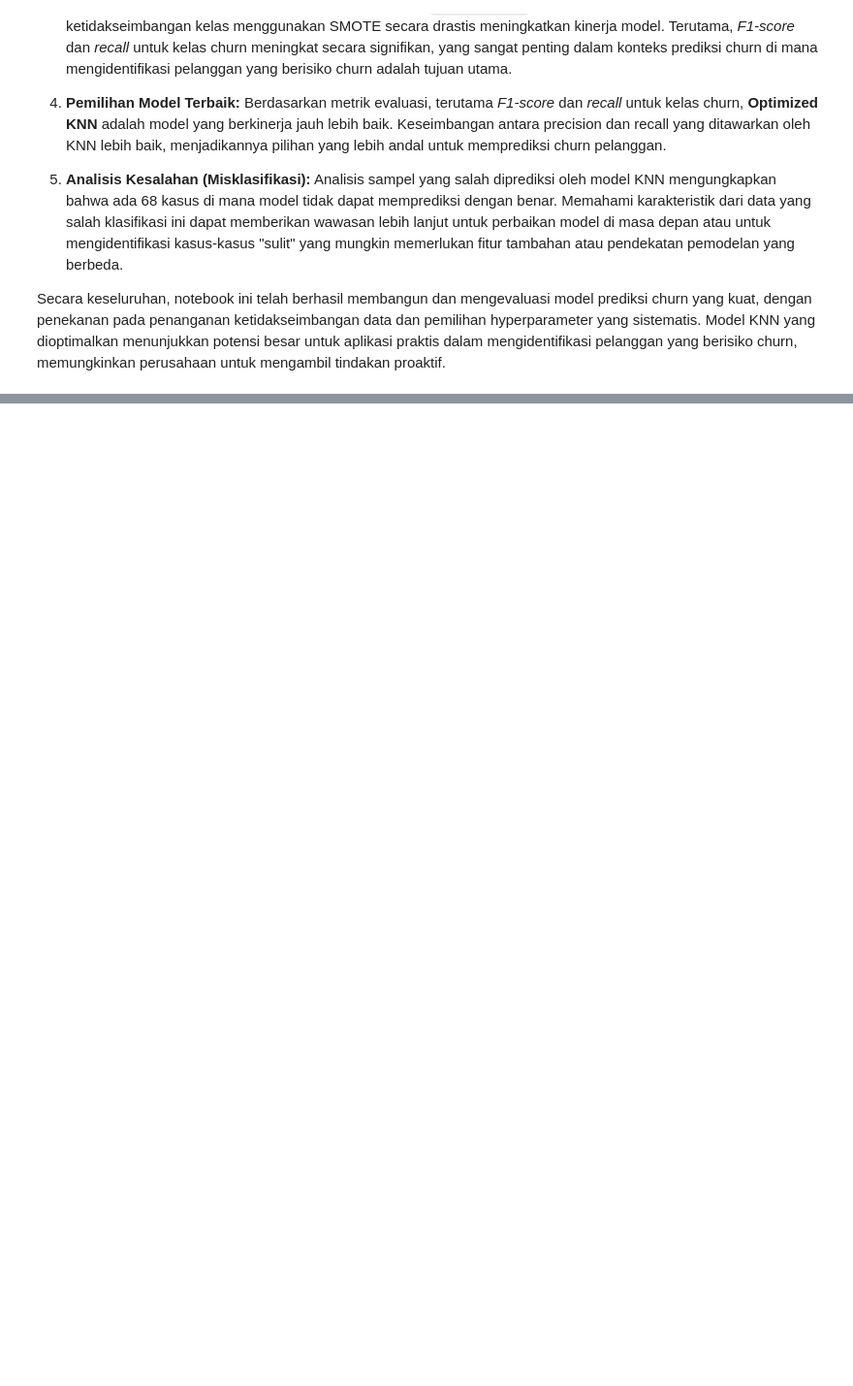
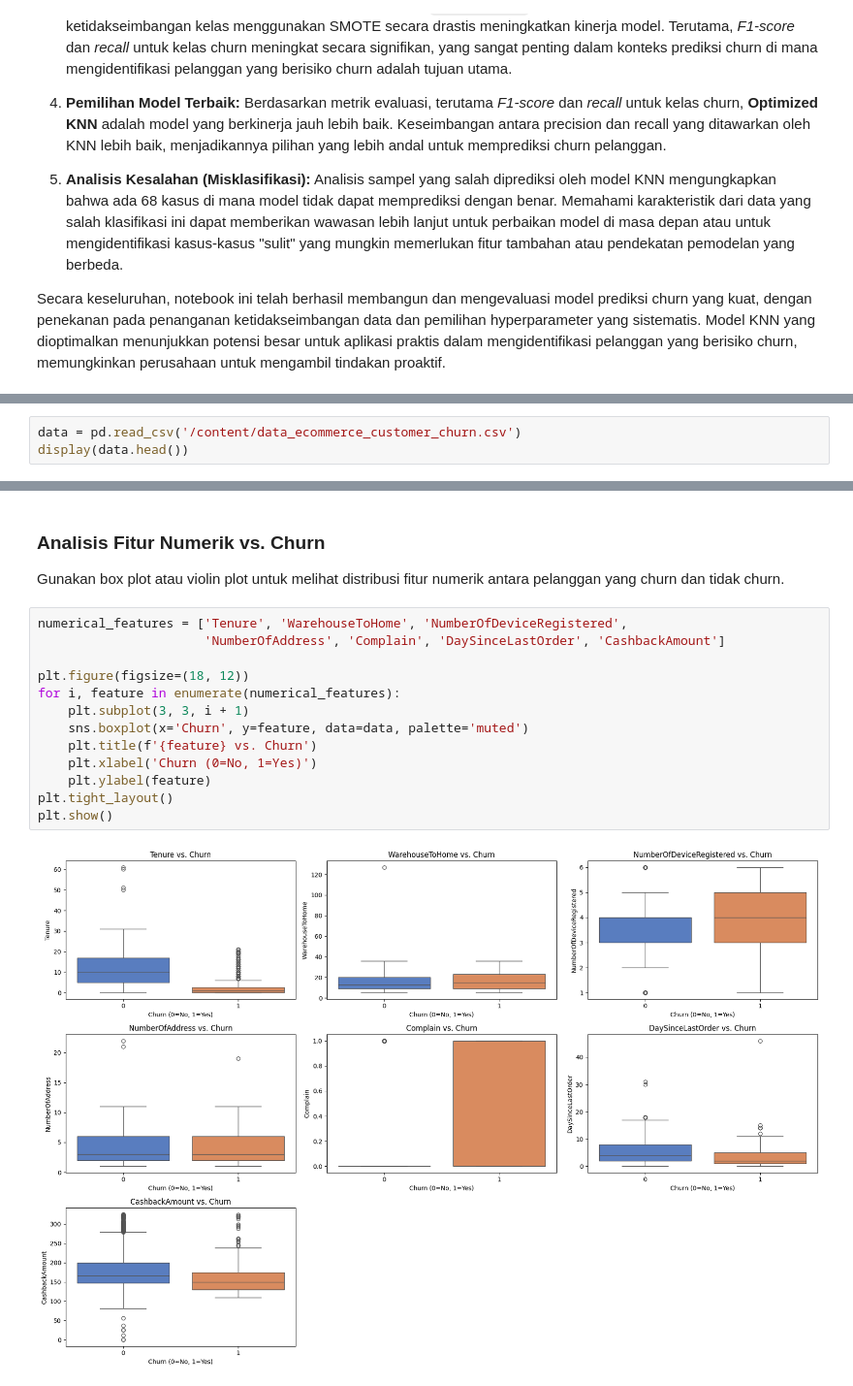
Before and after one commit to nxtirfan/Analisis-Churn-Pelanggan-KNN-NaiveBayes, a Jupyter notebook: Analisis_Prediktif_Churn_Pelanggan_KNN_dan_Naive_Bayes.ipynb, the cells around one changed output, grey strips where cells are left out. Shown at 97% size. Saved outputs shown, nothing was run; the diff lists cells and outputs as text; blank space fills up the shorter version.

```diff
--- a/Analisis_Prediktif_Churn_Pelanggan_KNN_dan_Naive_Bayes.ipynb
+++ b/Analisis_Prediktif_Churn_Pelanggan_KNN_dan_Naive_Bayes.ipynb
@@ -470,0 +498,3 @@ Secara keseluruhan, notebook ini telah berhasil membangun dan mengevaluasi model
+# %%
+data = pd.read_csv('/content/data_ecommerce_customer_churn.csv')
+display(data.head())
@@ -470,0 +597,19 @@ Secara keseluruhan, notebook ini telah berhasil membangun dan mengevaluasi model
+# %% [markdown]
+### Analisis Fitur Numerik vs. Churn
+
+Gunakan box plot atau violin plot untuk melihat distribusi fitur numerik antara pelanggan yang churn dan tidak churn.
+# %%
+numerical_features = ['Tenure', 'WarehouseToHome', 'NumberOfDeviceRegistered',
+                      'NumberOfAddress', 'Complain', 'DaySinceLastOrder', 'CashbackAmount']
+
+plt.figure(figsize=(18, 12))
+for i, feature in enumerate(numerical_features):
+    plt.subplot(3, 3, i + 1)
+    sns.boxplot(x='Churn', y=feature, data=data, palette='muted')
+    plt.title(f'{feature} vs. Churn')
+    plt.xlabel('Churn (0=No, 1=Yes)')
+    plt.ylabel(feature)
+plt.tight_layout()
+plt.show()
+# %% [output]
+[figure, added]
```
Also changed, not shown: parts of 38 cells of this notebook.
